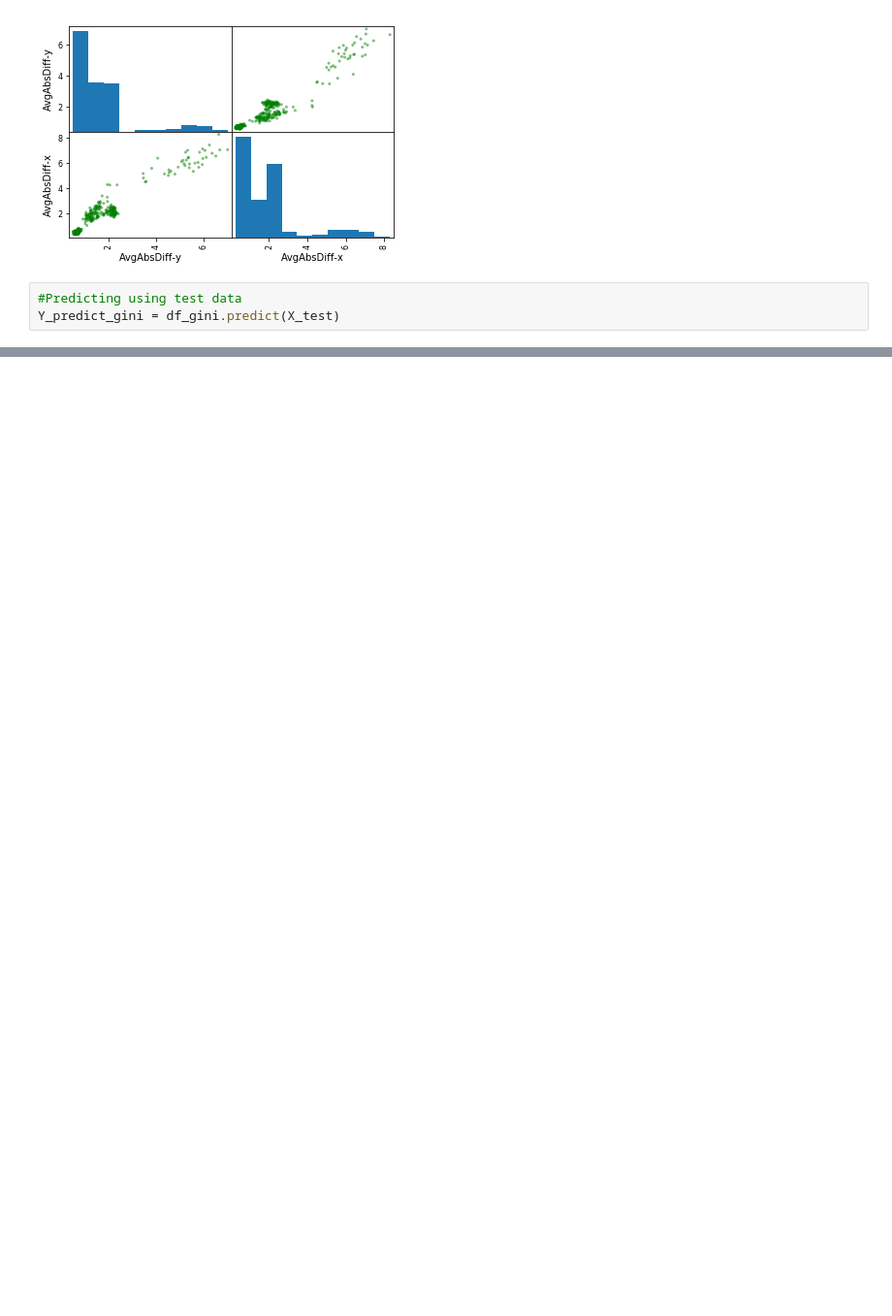
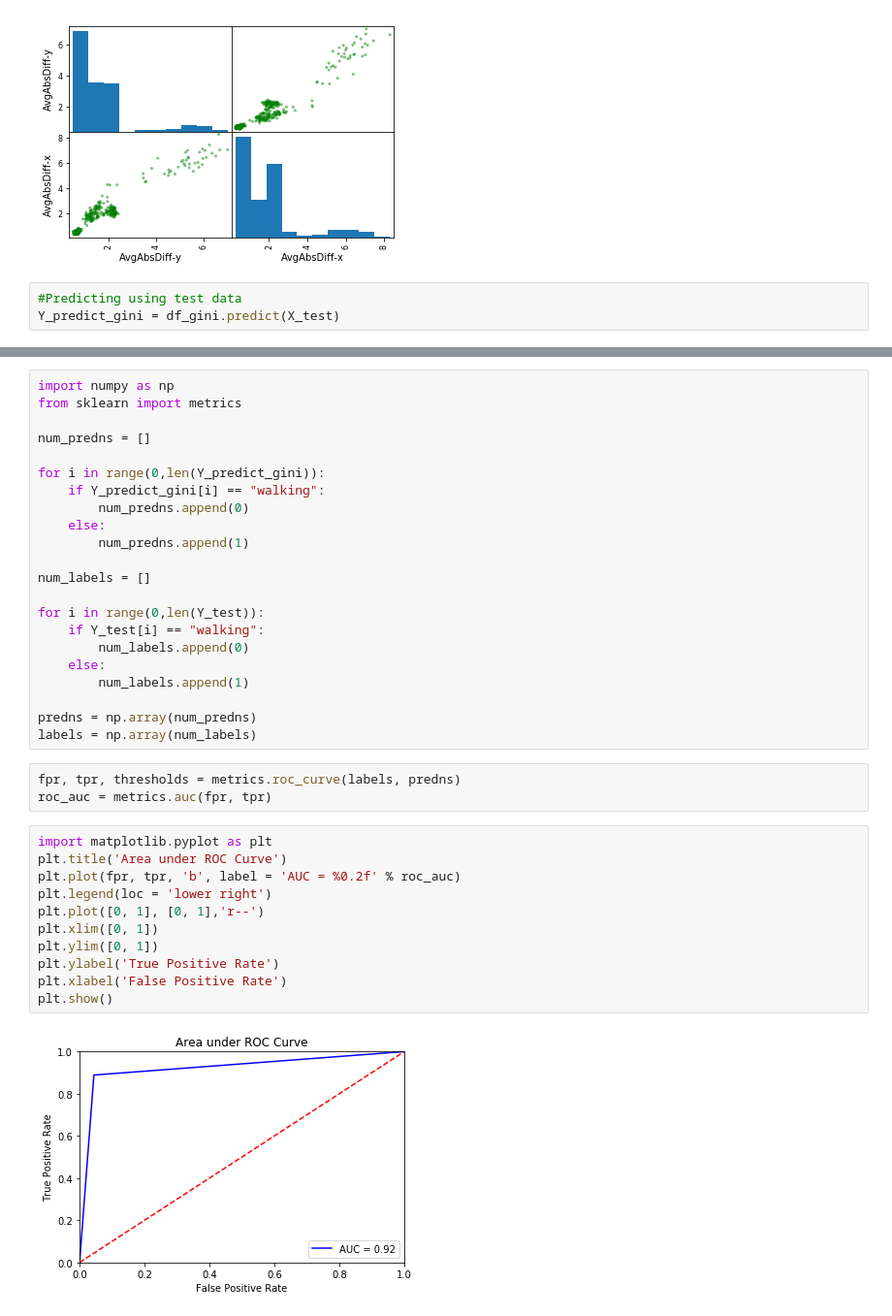
Before and after one commit to bkommineni/Activity-Recognition-Using-Sensordata, a Jupyter notebook: Jupyter_Notebooks/DecisionTree_splitting_3_into_train_val.ipynb, the cells around one changed output, grey strips where cells are left out. Shown: that part at 97% size. Cells and saved outputs as stored; diff of their text form; blank space fills up the shorter version.

```diff
--- a/Jupyter_Notebooks/DecisionTree_splitting_3_into_train_val.ipynb
+++ b/Jupyter_Notebooks/DecisionTree_splitting_3_into_train_val.ipynb
@@ -101,0 +102,38 @@ array([[48,  1],
+# %%
+import numpy as np
+from sklearn import metrics
+
+num_predns = []
+
+for i in range(0,len(Y_predict_gini)):
+    if Y_predict_gini[i] == "walking":
+        num_predns.append(0)
+    else:
+        num_predns.append(1)
+
+num_labels = []
+
+for i in range(0,len(Y_test)):
+    if Y_test[i] == "walking":
+        num_labels.append(0)
+    else:
+        num_labels.append(1)
+
+predns = np.array(num_predns)
+labels = np.array(num_labels)
+# %%
+fpr, tpr, thresholds = metrics.roc_curve(labels, predns)
+roc_auc = metrics.auc(fpr, tpr)
+# %%
+import matplotlib.pyplot as plt
+plt.title('Area under ROC Curve')
+plt.plot(fpr, tpr, 'b', label = 'AUC = %0.2f' % roc_auc)
+plt.legend(loc = 'lower right')
+plt.plot([0, 1], [0, 1],'r--')
+plt.xlim([0, 1])
+plt.ylim([0, 1])
+plt.ylabel('True Positive Rate')
+plt.xlabel('False Positive Rate')
+plt.show()
+# %% [output]
+[figure, added]
```
Also changed, not shown: parts of 4 cells of this notebook, 12 other files.
